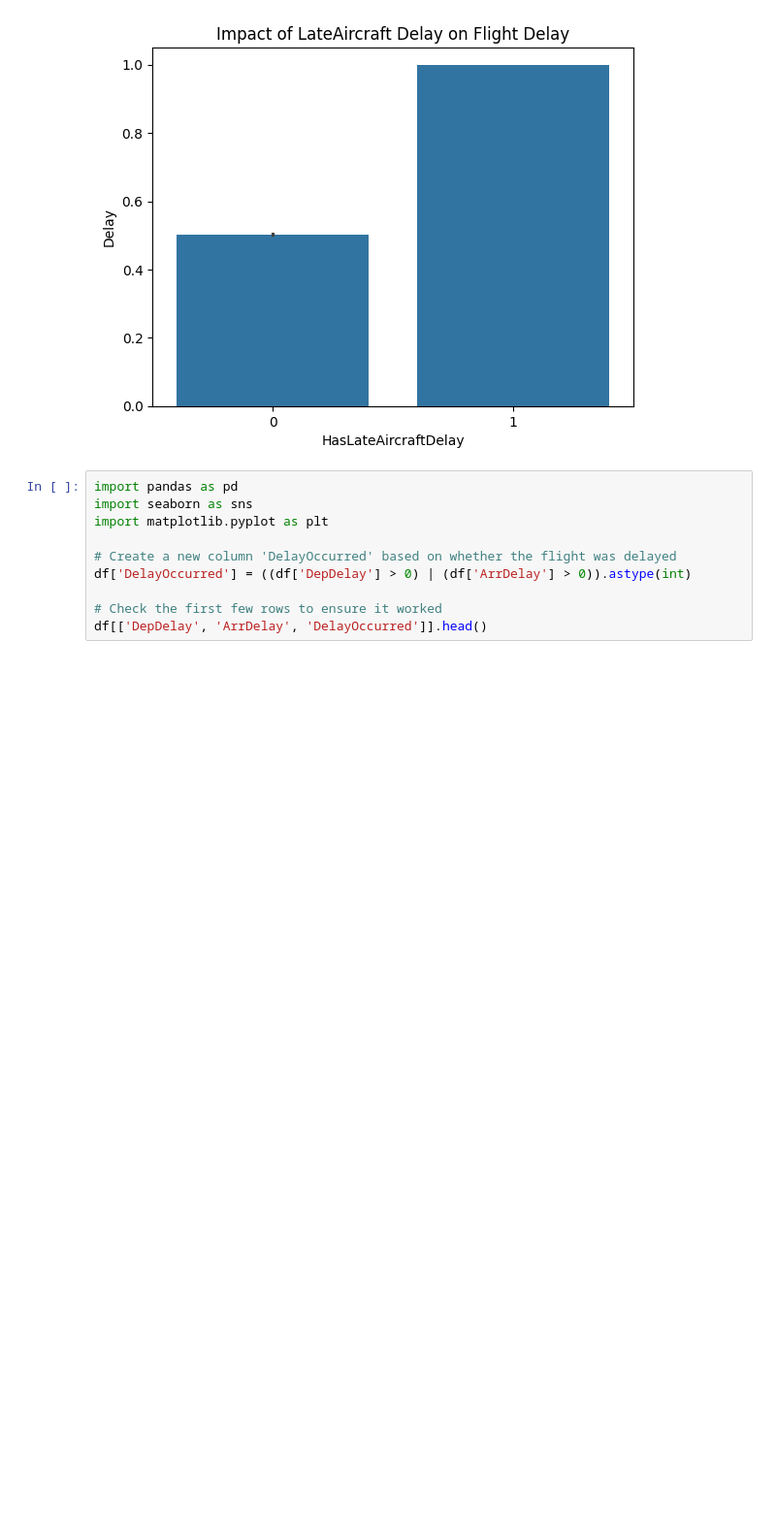
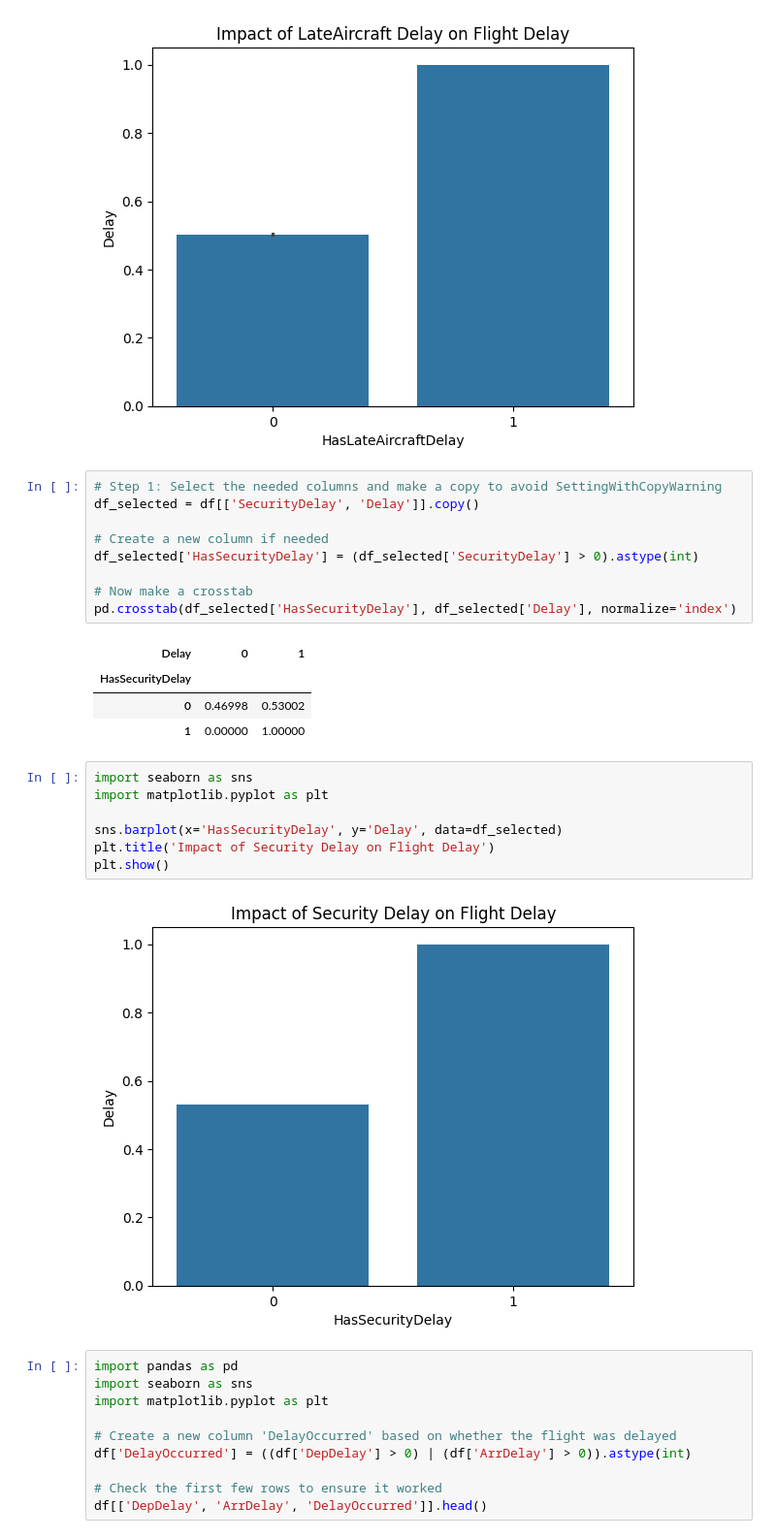
Before and after one commit to AnnikaBoodoosingh/COMP3610-Project, a Jupyter notebook: feature_selection.ipynb, the cells around one changed output. Shown at 97% size. Cells and saved outputs as stored; diff of their text form; blank space fills up the shorter version.

Commit message:
added security delay check

```diff
--- a/feature_selection.ipynb
+++ b/feature_selection.ipynb
@@ -159,6 +159,29 @@ plt.title('Impact of LateAircraft Delay on Flight Delay')
 plt.show()
 # %% [output]
 [figure]
+# %%
+# Step 1: Select the needed columns and make a copy to avoid SettingWithCopyWarning
+df_selected = df[['SecurityDelay', 'Delay']].copy()
+
+# Create a new column if needed
+df_selected['HasSecurityDelay'] = (df_selected['SecurityDelay'] > 0).astype(int)
+
+# Now make a crosstab
+pd.crosstab(df_selected['HasSecurityDelay'], df_selected['Delay'], normalize='index')
+# %% [output]
+| Delay | 0 | 1 |
+| HasSecurityDelay |  |  |
+| 0 | 0.46998 | 0.53002 |
+| 1 | 0.00000 | 1.00000 |
+# %%
+import seaborn as sns
+import matplotlib.pyplot as plt
+
+sns.barplot(x='HasSecurityDelay', y='Delay', data=df_selected)
+plt.title('Impact of Security Delay on Flight Delay')
+plt.show()
+# %% [output]
+[figure, added]
 # %%
 import pandas as pd
 import seaborn as sns
```
